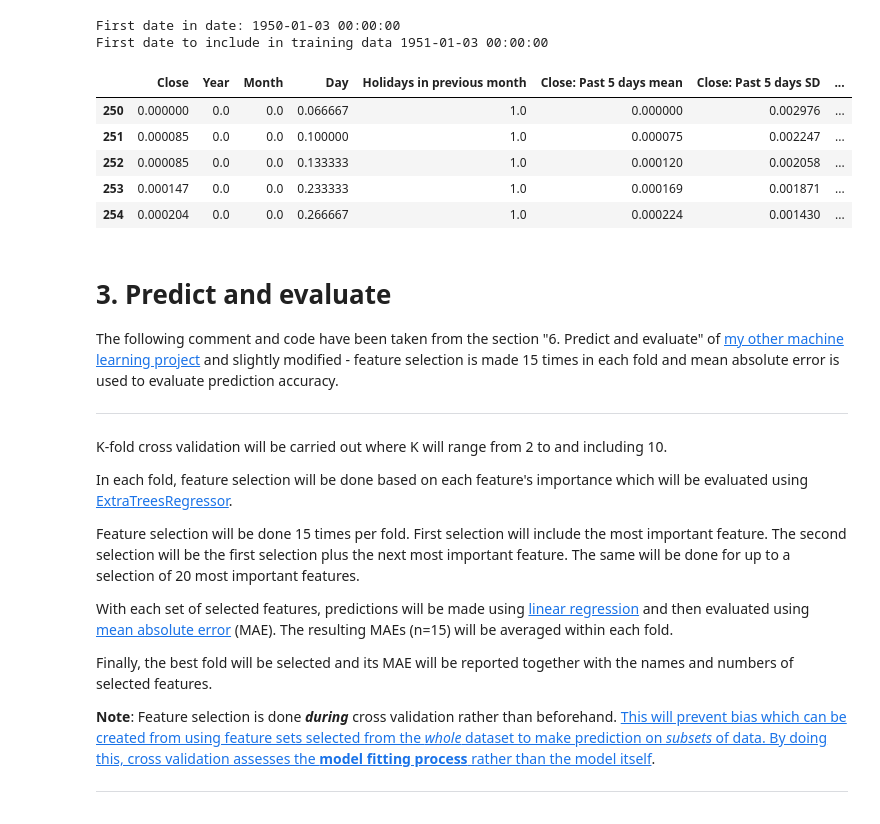
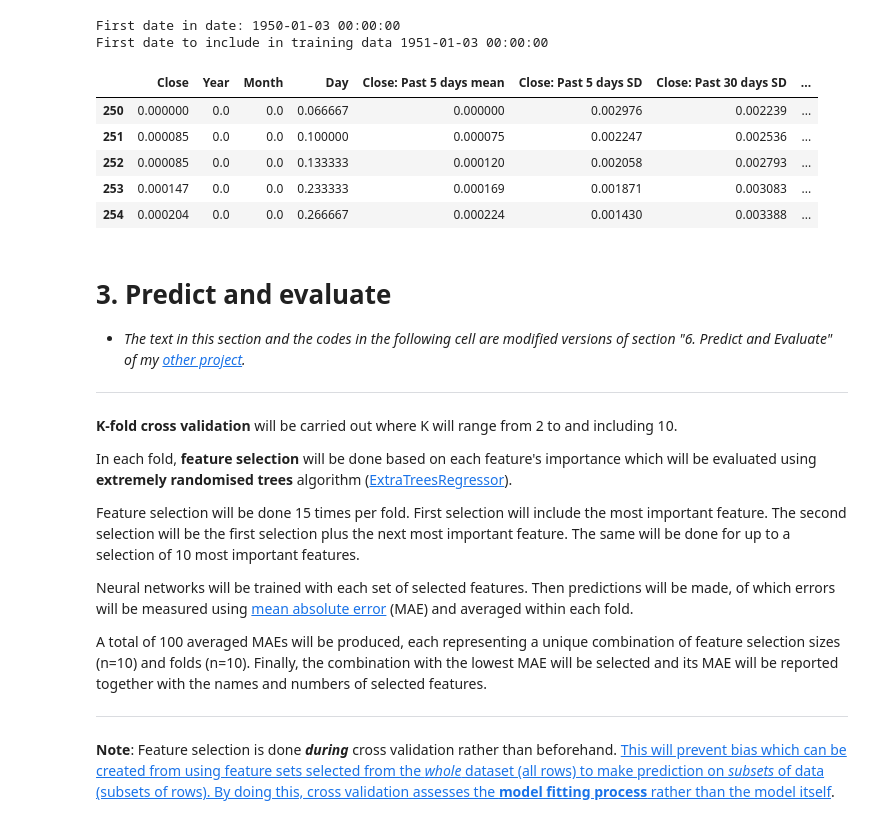
Before and after one commit to gknam/dataquest_projects, a Jupyter notebook: DataScientist/Step6_MachineLearning/5_MachineLearningInPython-Intermediate/project1/PredictingTheStockMarket.ipynb, the cells around one changed output. Cells and saved outputs as stored; diff of their text form; code cells hidden in the pictures.

Commit message:
update project 6-5-1

```diff
--- a/DataScientist/Step6_MachineLearning/5_MachineLearningInPython-Intermediate/project1/PredictingTheStockMarket.ipynb
+++ b/DataScientist/Step6_MachineLearning/5_MachineLearningInPython-Intermediate/project1/PredictingTheStockMarket.ipynb
@@ -137,7 +167,7 @@ def feature_scaling(df, mode="minmax"):
 
     return df
 
-def feature_aggregation(df, max_offset, first_ind_to_include):
+def feature_aggregation_separation(df, max_offset, first_ind_to_include):
     """
     df: pandas data frame
     first_ind_to_include: Index for the first row to include in
@@ -146,23 +176,22 @@ def feature_aggregation(df, max_offset, first_ind_to_include):
                 from the first date in data up to max_offset days.
 
     Take rows to be included in training and testing sets.
-    Add aggregated features to them.
+
+    Add new features which have been extracted or aggregated
+    from existing features.
+
     Return df.
     """
 
     # For all rows to be included in training and testing
     for ind, row in df.loc[first_ind_to_include:].iterrows():
 
-        # Add new columns for year, month, day of week and
-        # number of holidays in previous month
+        # Add new columns for year, month, and day of week
         ymd = row["Date"]
 
         df.loc[ind, "Year"] = ymd.year
         df.loc[ind, "Month"] = ymd.month
         df.loc[ind, "Day"] = ymd.day
-        df.loc[ind, "Holidays in previous month"] = (ymd - pd.DateOffset(months=1)).days_in_month
-
-
 
         # For Close (closing price) and Volume columns
         for col in ["Close", "Volume"]:
@@ -248,59 +277,60 @@ def feature_processing(df, max_offset, original_cols, target_col, corr_thres):
     print("First date to include in training data", first_date_to_include)
 
     # Create aggregated features for training and testing
-    df = feature_aggregation(df, max_offset, first_ind_to_include)
+    df = feature_aggregation_separation(df, max_offset, first_ind_to_include)
 
     # Remove rows and columns to be excluded from training and testing sets
     df = drop_excluded(df, first_ind_to_include, original_cols, target_col)
 
     # Scale numerical features
     df = feature_scaling(df, mode="minmax")
 
     # Drop features which are highly correlated with one another
     df = drop_correlated_features(df, corr_thres, target_col)
 
     return df
 
 # Format Date column
 df["Date"] = pd.to_datetime(df["Date"])
 
 # Sort data frame by Date column and reset index
 df = df.sort_values(by="Date")
 df = df.reset_index(drop=True)
 
 # Feature processing - create new columns based on existing ones
 df = feature_processing(df, 365, original_cols, target_col, corr_thres=0.95)
 
 # Display first 5 rows of data frame
 df.head(5)
 # %% [output]
 First date in date: 1950-01-03 00:00:00
 First date to include in training data 1951-01-03 00:00:00
-|  | Close | Year | Month | Day | Holidays in previous month | Close: Past 5 days mean | Close: Past 5 days SD | ... |
-| 250 | 0.000000 | 0.0 | 0.0 | 0.066667 | 1.0 | 0.000000 | 0.002976 | ... |
-| 251 | 0.000085 | 0.0 | 0.0 | 0.100000 | 1.0 | 0.000075 | 0.002247 | ... |
-| 252 | 0.000085 | 0.0 | 0.0 | 0.133333 | 1.0 | 0.000120 | 0.002058 | ... |
-| 253 | 0.000147 | 0.0 | 0.0 | 0.233333 | 1.0 | 0.000169 | 0.001871 | ... |
-| 254 | 0.000204 | 0.0 | 0.0 | 0.266667 | 1.0 | 0.000224 | 0.001430 | ... |
+|  | Close | Year | Month | Day | Close: Past 5 days mean | Close: Past 5 days SD | Close: Past 30 days SD | ... |
+| 250 | 0.000000 | 0.0 | 0.0 | 0.066667 | 0.000000 | 0.002976 | 0.002239 | ... |
+| 251 | 0.000085 | 0.0 | 0.0 | 0.100000 | 0.000075 | 0.002247 | 0.002536 | ... |
+| 252 | 0.000085 | 0.0 | 0.0 | 0.133333 | 0.000120 | 0.002058 | 0.002793 | ... |
+| 253 | 0.000147 | 0.0 | 0.0 | 0.233333 | 0.000169 | 0.001871 | 0.003083 | ... |
+| 254 | 0.000204 | 0.0 | 0.0 | 0.266667 | 0.000224 | 0.001430 | 0.003388 | ... |
 # %% [markdown]
 # 3. Predict and evaluate
 
-The following comment and code have been taken from the section "6. Predict and evaluate" of [my other machine learning project](https://github.com/gknam/dataquest_projects/blob/master/DataScientist/Step6_MachineLearning/4_LinearRegressionForMachineLearning/project1/PredictingHouseSalePrices.ipynb) and slightly modified - feature selection is made 15 times in each fold and mean absolute error is used to evaluate prediction accuracy.
+* *The text in this section and the codes in the following cell are modified versions of section "6. Predict and Evaluate" of my [other project](https://github.com/gknam/dataquest_projects/blob/master/DataScientist/Step6_MachineLearning/4_LinearRegressionForMachineLearning/project1/PredictingHouseSalePrices.ipynb).*
+
+
 
 ___
+**K-fold cross validation** will be carried out where K will range from 2 to and including 10.
 
-K-fold cross validation will be carried out where K will range from 2 to and including 10.
+In each fold, **feature selection** will be done based on each feature's importance which will be evaluated using **extremely randomised trees** algorithm ([ExtraTreesRegressor](http://scikit-learn.org/stable/modules/generated/sklearn.ensemble.ExtraTreesRegressor.html#sklearn.ensemble.ExtraTreesRegressor)).
 
-In each fold, feature selection will be done based on each feature's importance which will be evaluated using [ExtraTreesRegressor](http://scikit-learn.org/stable/modules/generated/sklearn.ensemble.ExtraTreesRegressor.html#sklearn.ensemble.ExtraTreesRegressor).
+Feature selection will be done 15 times per fold. First selection will include the most important feature. The second selection will be the first selection plus the next most important feature. The same will be done for up to a selection of 10 most important features.
 
-Feature selection will be done 15 times per fold. First selection will include the most important feature. The second selection will be the first selection plus the next most important feature. The same will be done for up to a selection of 20 most important features.
+Neural networks will be trained with each set of selected features. Then predictions will be made, of which errors will be measured using [mean absolute error](https://en.wikipedia.org/wiki/Mean_absolute_error) (MAE) and averaged within each fold.
 
-With each set of selected features, predictions will be made using [linear regression](http://scikit-learn.org/stable/modules/generated/sklearn.linear_model.LinearRegression.html) and then evaluated using [mean absolute error](https://en.wikipedia.org/wiki/Mean_absolute_error) (MAE). The resulting MAEs (n=15) will be averaged within each fold.
+A total of 100 averaged MAEs will be produced, each representing a unique combination of feature selection sizes (n=10) and folds (n=10). Finally, the combination with the lowest MAE will be selected and its MAE will be reported together with the names and numbers of selected features.
+___
 
-Finally, the best fold will be selected and its MAE will be reported together with the names and numbers of selected features.
-
-**Note**: Feature selection is done ***during*** cross validation rather than beforehand. [This will prevent bias which can be created from using feature sets selected from the *whole* dataset to make prediction on *subsets* of data. By doing this, cross validation assesses the **model fitting process** rather than the model itself](https://stats.stackexchange.com/a/27751).
-___
+**Note**: Feature selection is done ***during*** cross validation rather than beforehand. [This will prevent bias which can be created from using feature sets selected from the *whole* dataset (all rows) to make prediction on *subsets* of data (subsets of rows). By doing this, cross validation assesses the **model fitting process** rather than the model itself](https://stats.stackexchange.com/a/27751).
 # %%
 def feature_selection(selector, features, target, top_features_number):
 
```
Also changed, not shown: parts of 10 cells of this notebook.
